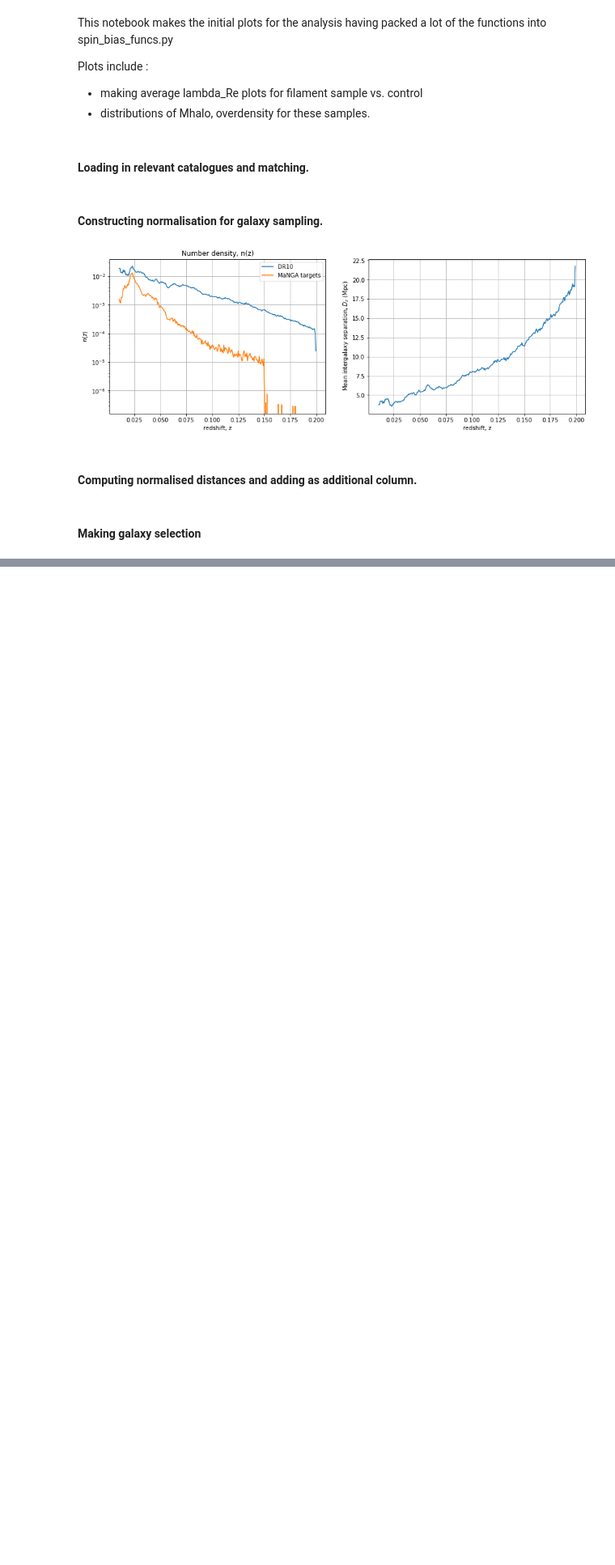
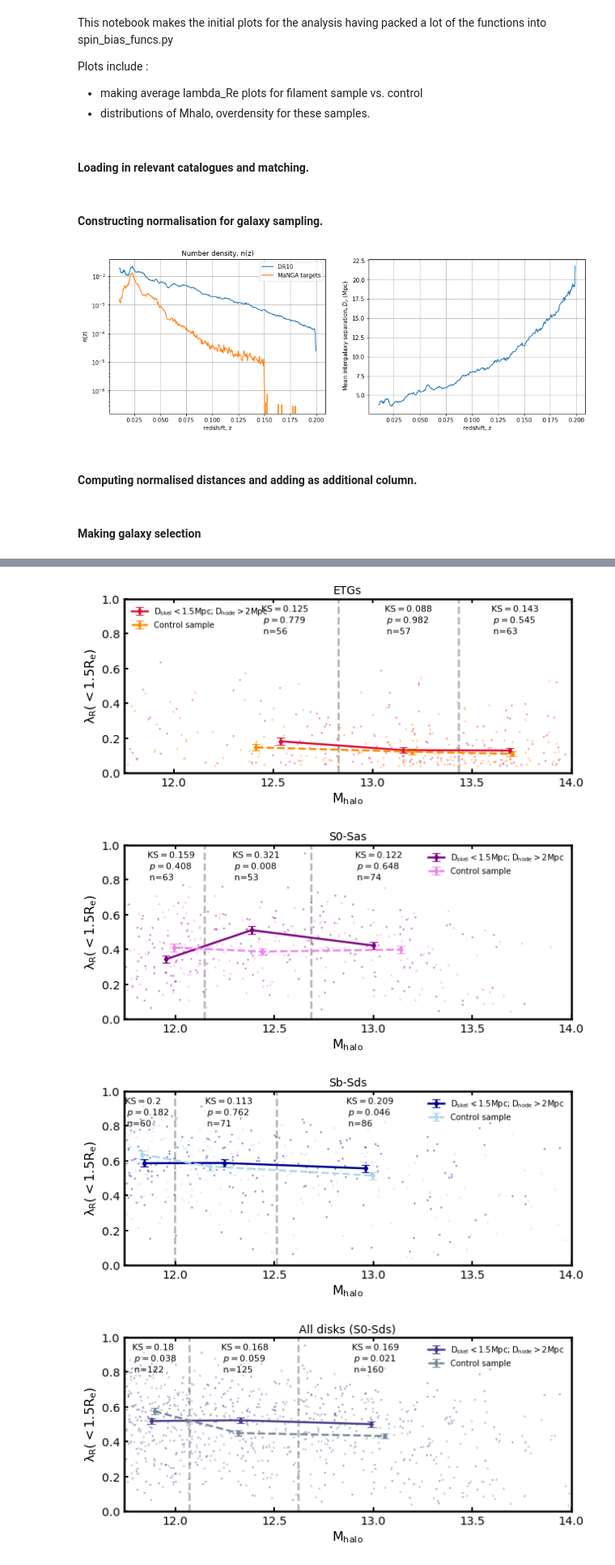
Before and after one commit to Chris-Duckworth/spin_bias, a Jupyter notebook: scripts/initial_plots.ipynb, the cells around one changed output, grey strips where cells are left out. Shown at 81% size. Cells and saved outputs as stored; diff of their text form; code cells hidden in the pictures; blank space fills up the shorter version.

```diff
--- a/scripts/initial_plots.ipynb
+++ b/scripts/initial_plots.ipynb
@@ -15,6 +15,11 @@ from scipy import interpolate
 import scipy.stats as stats
 import scipy
 import spin_bias_funcs as sbf
+import imp
+imp.reload(sbf)
+from matplotlib import rcParams
+
+sbf.plot_default(rcParams)
 # %% [markdown]
 #### Loading in relevant catalogues and matching.
 # %%
@@ -110,3 +115,8 @@ cw_gz_pipe3d_mpl8['log_dnode_norm'] = cw_gz_pipe3d_mpl8.log_dnode.values - np.lo
 cw_gz_pipe3d_mpl8_kinpa = cw_gz_pipe3d_mpl8[(cw_gz_pipe3d_mpl8.stel_feature == 0) & (cw_gz_pipe3d_mpl8.halpha_feature == 0) & ((cw_gz_pipe3d_mpl8.stel_qual == 1) | (cw_gz_pipe3d_mpl8.stel_qual == 2)) & ((cw_gz_pipe3d_mpl8.halpha_qual == 1) | (cw_gz_pipe3d_mpl8.halpha_qual == 2))]
 # selecting only centrals.
 cw_gz_pipe3d_mpl8_cens = cw_gz_pipe3d_mpl8[(cw_gz_pipe3d_mpl8.massive_flag.values == 1) & (cw_gz_pipe3d_mpl8.f_edge.values > 0.6) & (cw_gz_pipe3d_mpl8.halo_mass_stel.values > 0)]
+
+# splitting on morphology.
+etgs, S0_Sas, Sb_Sds = knf.morph_breakdown(cw_gz_pipe3d_mpl8_cens)
+all_spirals = pd.concat([S0_Sas, Sb_Sds])
+all_early = pd.concat([S0_Sas, etgs])
@@ -112,0 +131,30 @@ cw_gz_pipe3d_mpl8_cens = cw_gz_pipe3d_mpl8[(cw_gz_pipe3d_mpl8.massive_flag.value
+# %%
+# plotting etgs
+ax = sbf.plot_lambdaR_mhalo(etgs, fil_color='crimson', con_color='darkorange', label='ETGs')
+ax.legend(frameon=False, loc='upper left')
+plt.savefig(outpath+'etgs_lambdaR_mhalo.pdf', format='pdf', bbox_inches='tight')
+
+# now for lenticulars only.
+ax = sbf.plot_lambdaR_mhalo(S0_Sas, fil_color='purple', con_color='violet', label='S0-Sas')
+ax.legend(frameon=False, loc='upper right')
+plt.savefig(outpath+'S0_Sa_lambdaR_mhalo.pdf', format='pdf', bbox_inches='tight')
+
+# now for spirals only.
+ax = sbf.plot_lambdaR_mhalo(Sb_Sds, fil_color='darkblue', con_color='lightblue', label='Sb-Sds')
+ax.legend(frameon=False, loc='upper right')
+plt.savefig(outpath+'Sb_Sd_lambdaR_mhalo.pdf', format='pdf', bbox_inches='tight')
+
+# considering for everything with a disc
+ax = sbf.plot_lambdaR_mhalo(all_spirals, fil_color='darkslateblue', con_color='lightslategrey', label='All disks (S0-Sds)')
+ax.legend(frameon=False, loc='upper right')
+plt.savefig(outpath+'all_late_lambdaR_mhalo.pdf', format='pdf', bbox_inches='tight')
+
+# considering everything with a bulge of some sort.
+ax = sbf.plot_lambdaR_mhalo(all_early, fil_color='maroon', con_color='teal', label='All early-types (ETGs to S0-Sas)')
+ax.legend(frameon=False, loc='center right')
+plt.savefig(outpath+'all_early_lambdaR_mhalo.pdf', format='pdf', bbox_inches='tight')
+# %% [output]
+[figure, added]
+[figure, added]
+[figure, added]
+[figure, added]
```
Also changed, not shown: parts of 9 cells of this notebook, 8 other files.
